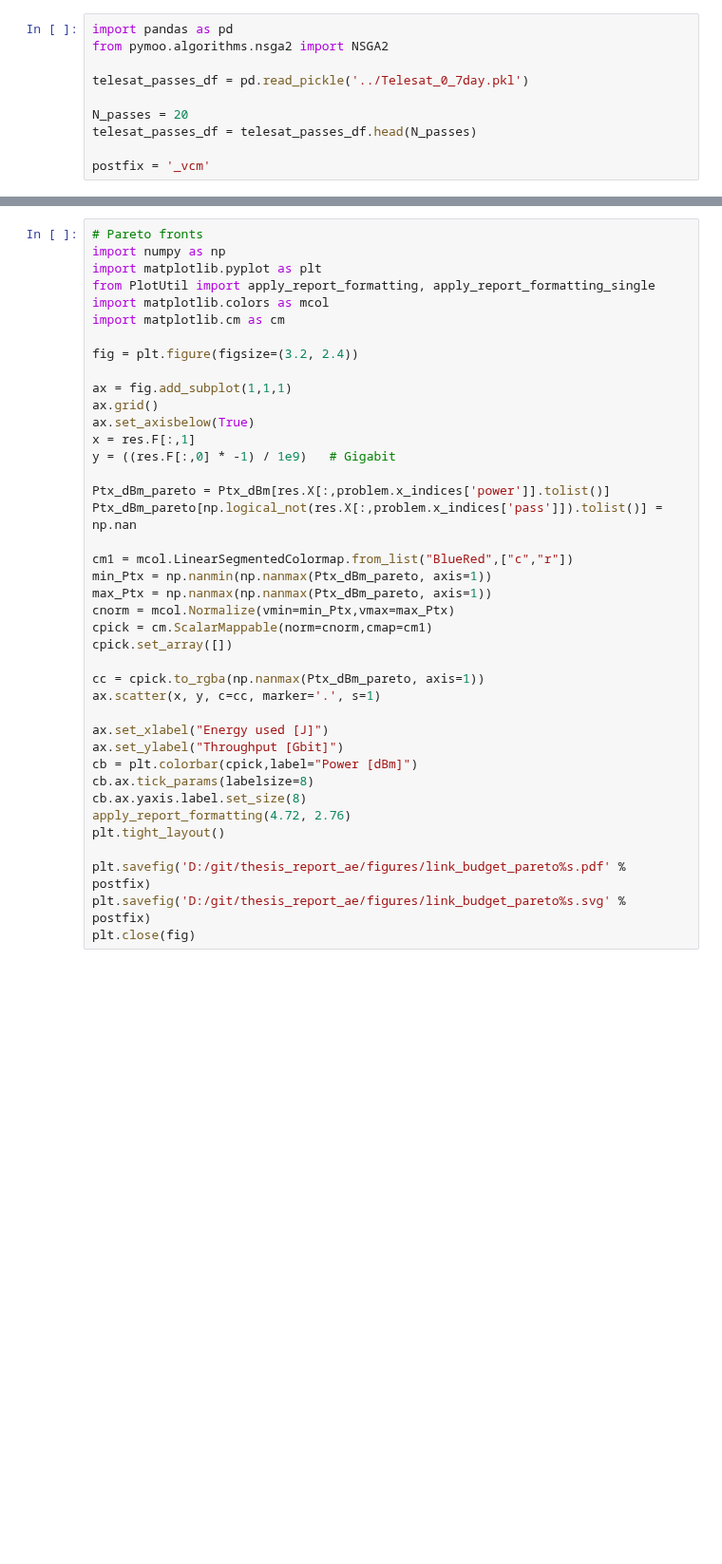
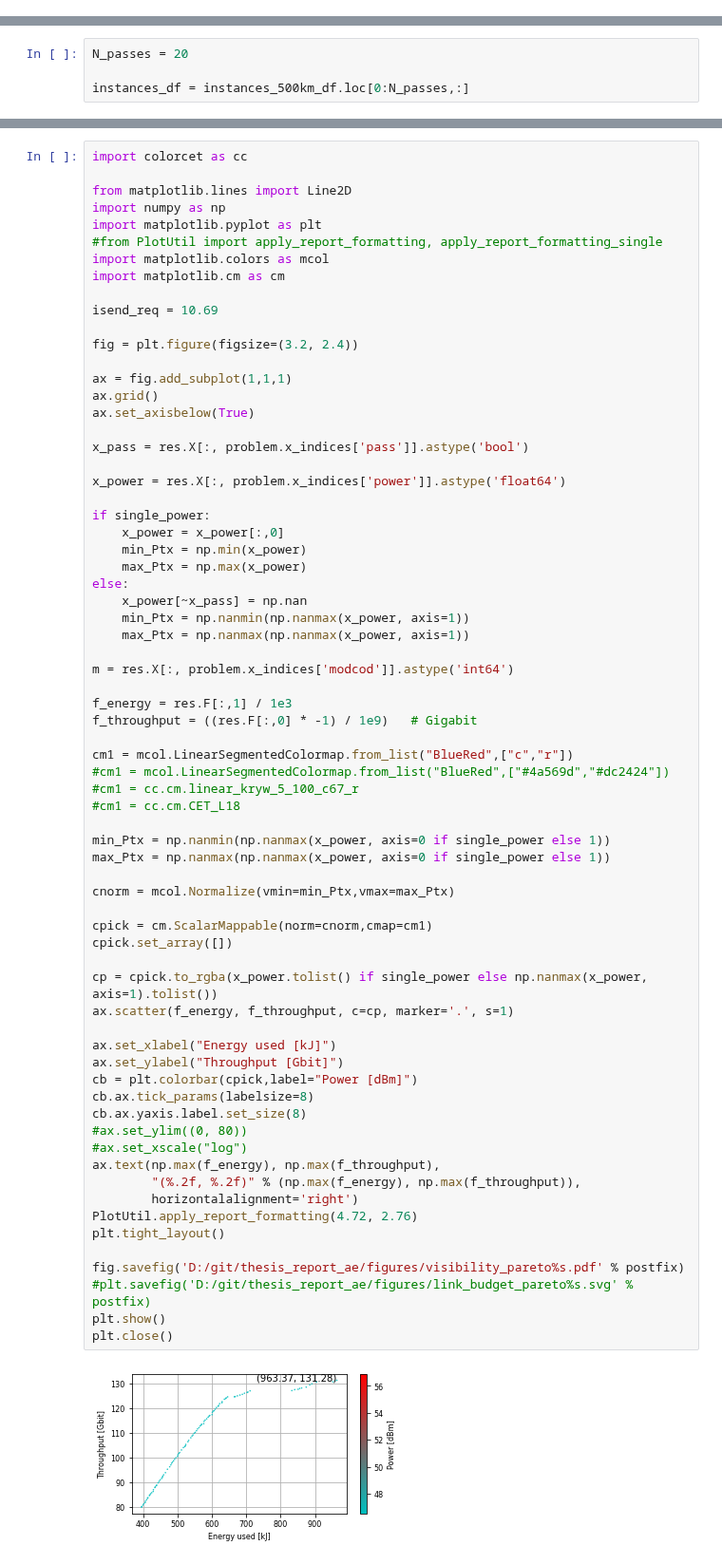
Before and after one commit to Josvth/hermes-optimization, a Jupyter notebook: notebooks/vcm_optimization.ipynb, the cells around one changed output, grey strips where cells are left out. Shown at 95% size. Saved outputs shown, nothing was run; the diff lists cells and outputs as text; blank space fills up the shorter version.

Commit message:
Commit before changing VCM to single antenna.

```diff
--- a/notebooks/vcm_optimization.ipynb
+++ b/notebooks/vcm_optimization.ipynb
@@ -14,10 +0,0 @@ from PlotUtil import apply_report_formatting, apply_report_formatting_single
-# %%
-import pandas as pd
-from pymoo.algorithms.nsga2 import NSGA2
-
-telesat_passes_df = pd.read_pickle('../Telesat_0_7day.pkl')
-
-N_passes = 20
-telesat_passes_df = telesat_passes_df.head(N_passes)
-
-postfix = '_vcm'
@@ -105,0 +30,4 @@ Pickled!
+# %%
+N_passes = 20
+
+instances_df = instances_500km_df.loc[0:N_passes,:]
@@ -106,40 +137,71 @@ Pickled!
 # %%
-# Pareto fronts
+import colorcet as cc
+
+from matplotlib.lines import Line2D
 import numpy as np
 import matplotlib.pyplot as plt
-from PlotUtil import apply_report_formatting, apply_report_formatting_single
+#from PlotUtil import apply_report_formatting, apply_report_formatting_single
 import matplotlib.colors as mcol
 import matplotlib.cm as cm
+
+isend_req = 10.69
 
 fig = plt.figure(figsize=(3.2, 2.4))
 
 ax = fig.add_subplot(1,1,1)
 ax.grid()
 ax.set_axisbelow(True)
-x = res.F[:,1]
-y = ((res.F[:,0] * -1) / 1e9)   # Gigabit
 
-Ptx_dBm_pareto = Ptx_dBm[res.X[:,problem.x_indices['power']].tolist()]
-Ptx_dBm_pareto[np.logical_not(res.X[:,problem.x_indices['pass']]).tolist()] = np.nan
+x_pass = res.X[:, problem.x_indices['pass']].astype('bool')
+
+x_power = res.X[:, problem.x_indices['power']].astype('float64')
+
+if single_power:
+    x_power = x_power[:,0]
+    min_Ptx = np.min(x_power)
+    max_Ptx = np.max(x_power)
+else:
+    x_power[~x_pass] = np.nan
+    min_Ptx = np.nanmin(np.nanmax(x_power, axis=1))
+    max_Ptx = np.nanmax(np.nanmax(x_power, axis=1))
+
+m = res.X[:, problem.x_indices['modcod']].astype('int64')
+
+f_energy = res.F[:,1] / 1e3
+f_throughput = ((res.F[:,0] * -1) / 1e9)   # Gigabit
 
 cm1 = mcol.LinearSegmentedColormap.from_list("BlueRed",["c","r"])
-min_Ptx = np.nanmin(np.nanmax(Ptx_dBm_pareto, axis=1))
-max_Ptx = np.nanmax(np.nanmax(Ptx_dBm_pareto, axis=1))
+#cm1 = mcol.LinearSegmentedColormap.from_list("BlueRed",["#4a569d","#dc2424"])
+#cm1 = cc.cm.linear_kryw_5_100_c67_r
+#cm1 = cc.cm.CET_L18
+
+min_Ptx = np.nanmin(np.nanmax(x_power, axis=0 if single_power else 1))
+max_Ptx = np.nanmax(np.nanmax(x_power, axis=0 if single_power else 1))
+
 cnorm = mcol.Normalize(vmin=min_Ptx,vmax=max_Ptx)
+
 cpick = cm.ScalarMappable(norm=cnorm,cmap=cm1)
 cpick.set_array([])
 
-cc = cpick.to_rgba(np.nanmax(Ptx_dBm_pareto, axis=1))
-ax.scatter(x, y, c=cc, marker='.', s=1)
+cp = cpick.to_rgba(x_power.tolist() if single_power else np.nanmax(x_power, axis=1).tolist())
+ax.scatter(f_energy, f_throughput, c=cp, marker='.', s=1)
 
-ax.set_xlabel("Energy used [J]")
+ax.set_xlabel("Energy used [kJ]")
 ax.set_ylabel("Throughput [Gbit]")
 cb = plt.colorbar(cpick,label="Power [dBm]")
 cb.ax.tick_params(labelsize=8)
 cb.ax.yaxis.label.set_size(8)
-apply_report_formatting(4.72, 2.76)
+#ax.set_ylim((0, 80))
+#ax.set_xscale("log")
+ax.text(np.max(f_energy), np.max(f_throughput),
+        "(%.2f, %.2f)" % (np.max(f_energy), np.max(f_throughput)),
+        horizontalalignment='right')
+PlotUtil.apply_report_formatting(4.72, 2.76)
 plt.tight_layout()
 
-plt.savefig('D:/git/thesis_report_ae/figures/link_budget_pareto%s.pdf' % postfix)
-plt.savefig('D:/git/thesis_report_ae/figures/link_budget_pareto%s.svg' % postfix)
-plt.close(fig)
+fig.savefig('D:/git/thesis_report_ae/figures/visibility_pareto%s.pdf' % postfix)
+#plt.savefig('D:/git/thesis_report_ae/figures/link_budget_pareto%s.svg' % postfix)
+plt.show()
+plt.close()
+# %% [output]
+[figure, added]
```
Also changed, not shown: parts of 9 cells of this notebook, 11 other files.
